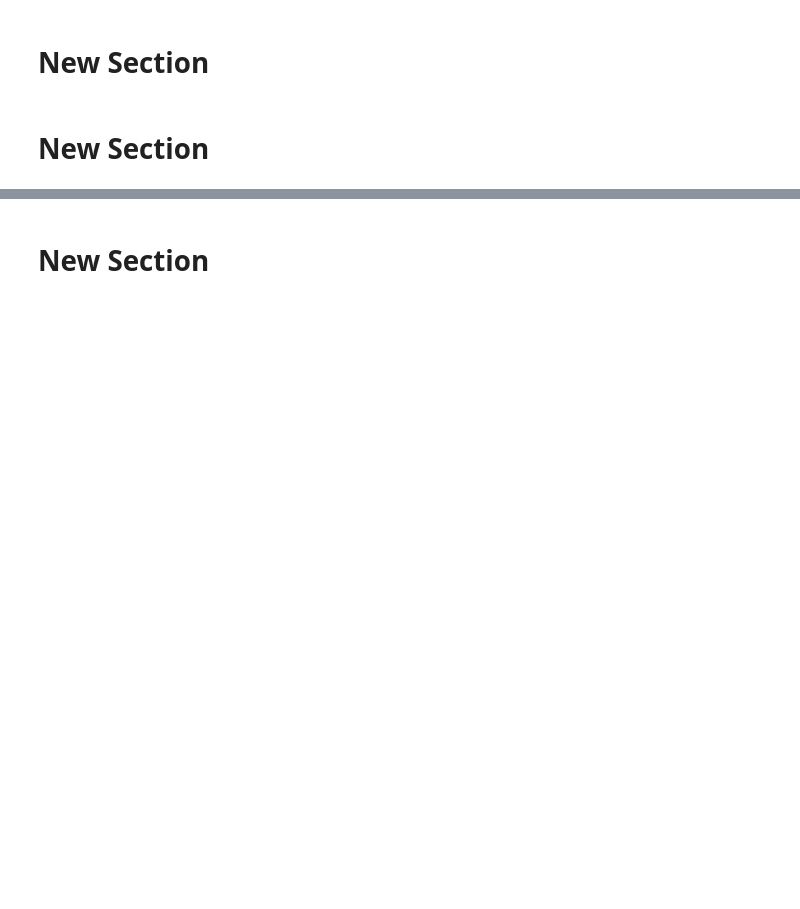
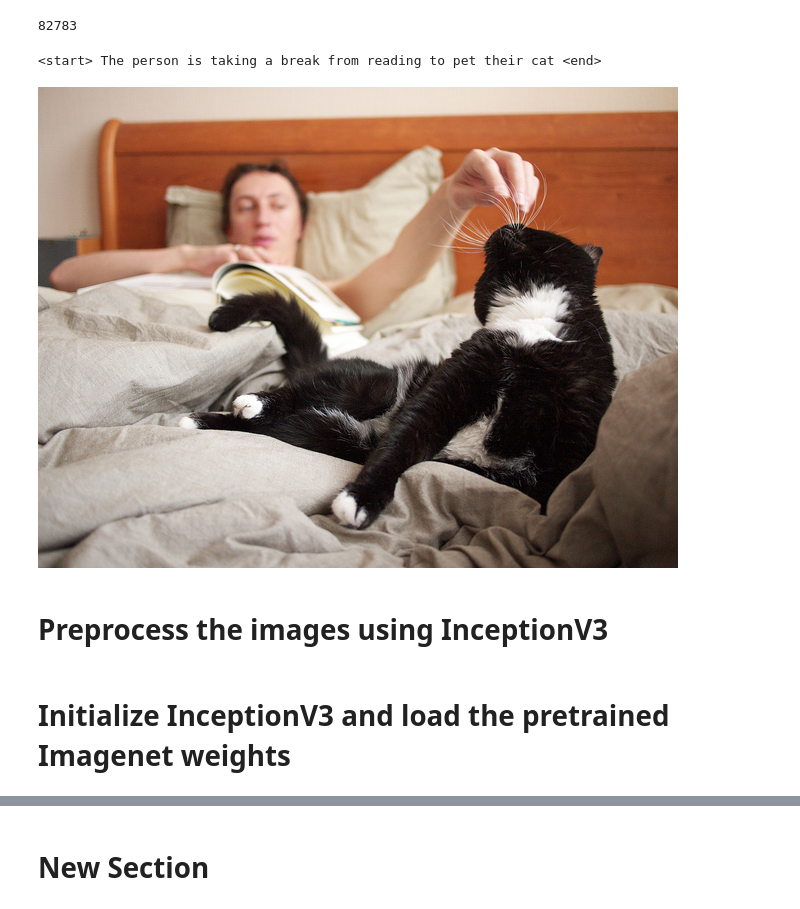
Before and after one commit to ShivaniSingh2302/GitHubGraduation-2021, a Jupyter notebook: Predicting_Image_labels_using_visual_attention.ipynb, the cells around one changed output, grey strips where cells are left out. Saved outputs shown, nothing was run; the diff lists cells and outputs as text; code cells hidden in the pictures; blank space fills up the shorter version.

```diff
--- a/Predicting_Image_labels_using_visual_attention.ipynb
+++ b/Predicting_Image_labels_using_visual_attention.ipynb
@@ -43,5 +46,40 @@ else:
-# %% [markdown]
-# New Section
+# %%
+with open(annotation_file, 'r') as f:
+    annotations = json.load(f)
+# %%
+# Group all captions together having the same image ID.
+image_path_to_caption = collections.defaultdict(list)
+for val in annotations['annotations']:
+  caption = f"<start> {val['caption']} <end>"
+  image_path = PATH + 'COCO_train2014_' + '%012d.jpg' % (val['image_id'])
+  image_path_to_caption[image_path].append(caption)
+# %%
+image_paths = list(image_path_to_caption.keys())
+random.shuffle(image_paths)
+
+# Select the first 6000 image_paths from the shuffled set.
+# Approximately each image id has 5 captions associated with it, so that will
+# lead to 30,000 examples.
+train_image_paths = image_paths
+print(len(train_image_paths))
+# %% [output]
+82783
+# %%
+train_captions = []
+img_name_vector = []
+
+for image_path in train_image_paths:
+  caption_list = image_path_to_caption[image_path]
+  train_captions.extend(caption_list)
+  img_name_vector.extend([image_path] * len(caption_list))
+# %%
+print(train_captions[7980])
+Image.open(img_name_vector[7980])
+# %% [output]
+<start> The person is taking a break from reading to pet their cat <end>
+[figure, added]
+# %% [markdown]
+# Preprocess the images using InceptionV3
 # %%
 def load_image(image_path):
     img = tf.io.read_file(image_path)
@@ -49,8 +87,8 @@ def load_image(image_path):
     img = tf.image.resize(img, (299, 299))
     img = tf.keras.applications.inception_v3.preprocess_input(img)
     return img, image_path
-# %% [markdown]
-# New Section
+# %% [markdown]
+# Initialize InceptionV3 and load the pretrained Imagenet weights
 # %%
 image_model = tf.keras.applications.InceptionV3(include_top=False,
                                                 weights='imagenet')
```
Also changed, not shown: parts of 24 cells of this notebook.
